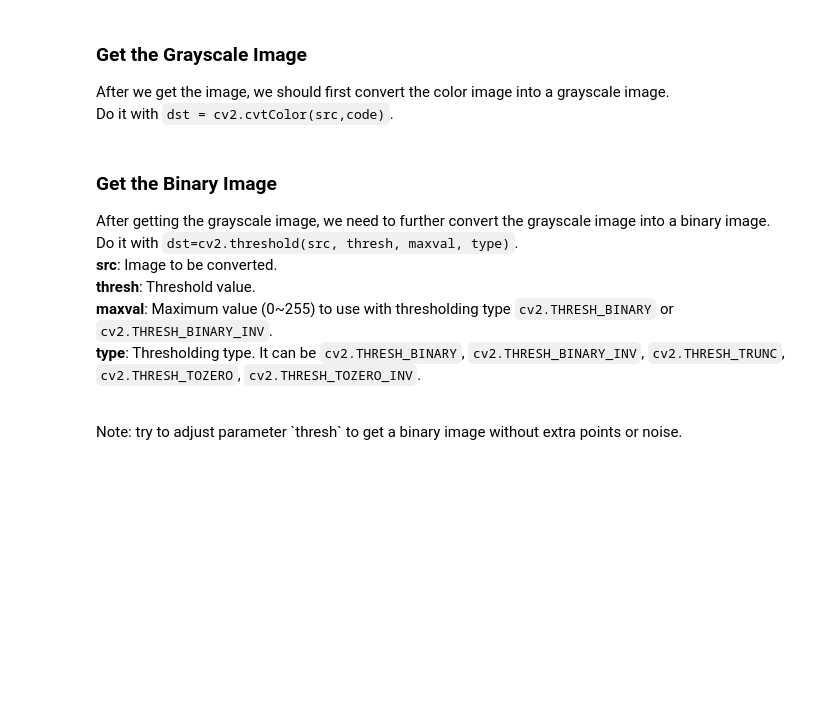
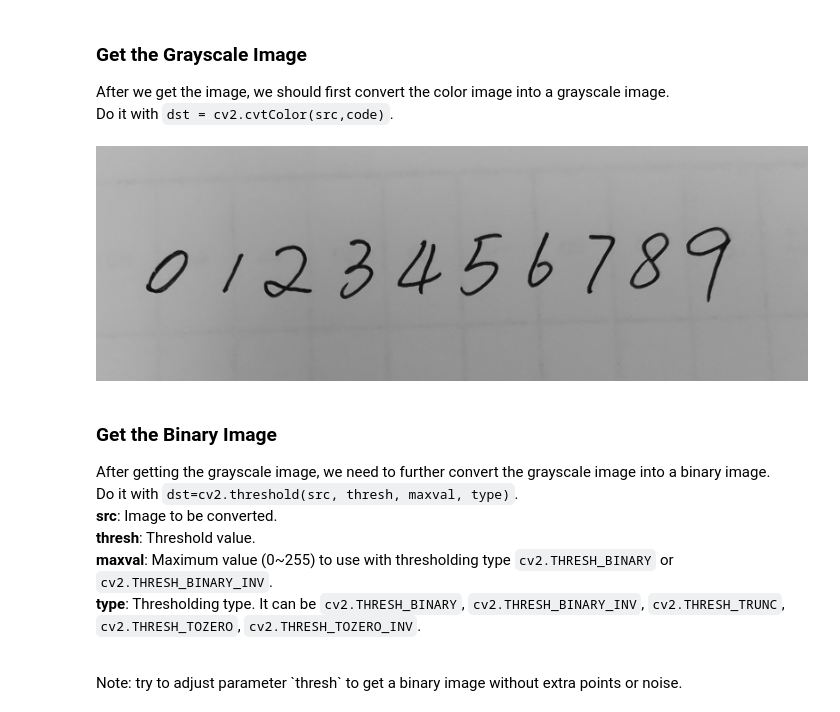
Before and after one commit to AlexWei2020/25fall-SI100B-Project, a Jupyter notebook: ProjectExercises/NumDect_ProcessRealImage.ipynb, the cells around one changed output. Cells and saved outputs as stored; diff of their text form; code cells hidden in the pictures; blank space fills up the shorter version.

```diff
--- a/ProjectExercises/NumDect_ProcessRealImage.ipynb
+++ b/ProjectExercises/NumDect_ProcessRealImage.ipynb
@@ -70,8 +74,10 @@ After we get the image, we should first convert the color image into a grayscale
 <br>
 Do it with `dst = cv2.cvtColor(src,code)`.
 # %%
-imgGray =
+imgGray = cv2.cvtColor(img,cv2.COLOR_BGR2GRAY)
 imshow(imgGray)
+# %% [output]
+[figure, added]
 # %% [markdown]
 ### Get the Binary Image
 After getting the grayscale image, we need to further convert the grayscale image into a binary image.
```
Also changed, not shown: parts of 6 cells of this notebook, 2 other files.
